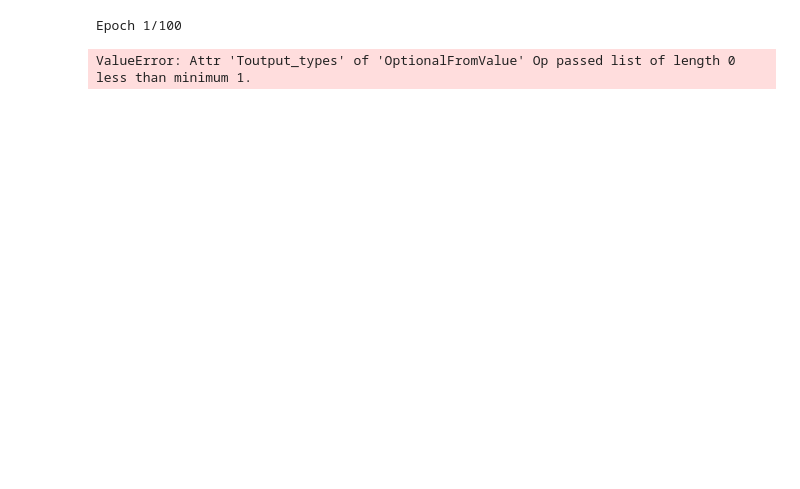
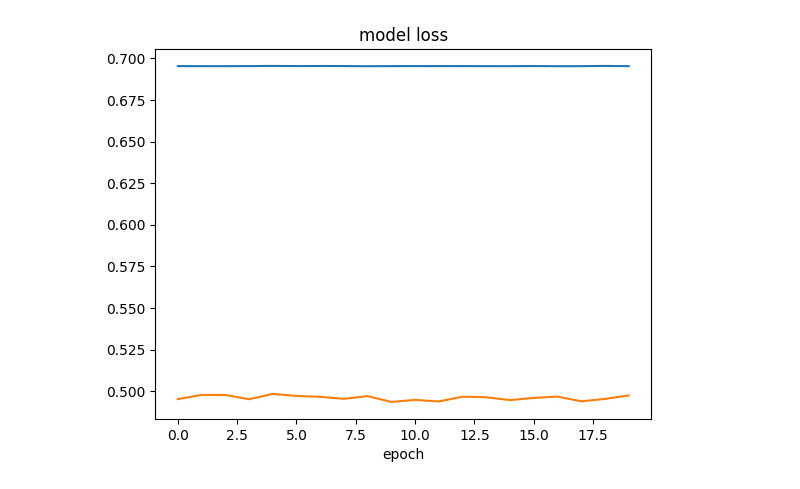
Before and after one commit to ashmeenkhaira/malaria-detection-CNN-model, a Jupyter notebook: malaria_detecction.ipynb, the cells around one changed output. Saved outputs shown, nothing was run; the diff lists cells and outputs as text; code cells hidden in the pictures; blank space fills up the shorter version.

```diff
--- a/malaria_detecction.ipynb
+++ b/malaria_detecction.ipynb
@@ -109,14 +120,18 @@ tf.Tensor(
 # %%
-model = tf.keras.Sequential([InputLayer(input_shape=(IM_SIZE, IM_SIZE, 3)),
-                             Conv2D(filters = 6, kernel_size = 5, strides=1, padding='valid', activation='sigmoid'),
+lenet_model = tf.keras.Sequential([InputLayer(input_shape=(IM_SIZE, IM_SIZE, 3)),
+                             Conv2D(filters = 6, kernel_size = 3, strides=1, padding='valid', activation='relu'),
+                             BatchNormalisation(),
                              MaxPool2D(pool_size = 2,strides=2),
 
-                             Conv2D(filters = 16, kernel_size = 5, strides=1, padding='valid', activation='sigmoid'),
+                             Conv2D(filters = 16, kernel_size = 3, strides=1, padding='valid', activation='relu'),
+                             BatchNormalisation(),
                              MaxPool2D(pool_size = 2,strides=2),
                              Flatten(),
-                             Dense(100, activation='sigmoid'),
-                             Dense(10, activation='sigmoid'),
+                             Dense(100, activation='relu'),
+                             BatchNormalisation(),
+                             Dense(10, activation='relu'),
+                             BatchNormalisation(),
                              Dense(1, activation='sigmoid')
                              ])
-model.summary()
+lenet_model.summary()
 # %% [output]
@@ -145,8 +160,8 @@ Model: "sequential_1"
  Non-trainable params: 0 (0.00 B)
 # %%
-model.compile(optimizer = Adam(learning_rate = 0.1),
-              loss =BinaryCrossentropy(),)
-              #metrics = RootMeanSquareError())
+lenet_model.compile(optimizer = Adam(learning_rate = 0.01),
+              loss =BinaryCrossentropy(),
+              metrics = ['accuracy'])
 # %%
-history = model.fit(train_data, validation_data=val_data, epochs=100, verbose=1)
+history = lenet_model.fit(train_data,validation_data=val_data, epochs=20, verbose=1)
 # %% [output]
@@ -163,5 +185,8 @@ val_data = val_data.batch(BATCH_SIZE)
-# %%
-history = model.fit(train_data, validation_data=val_data, epochs=100, verbose=1)
-# %% [output]
-Epoch 1/100
-ValueError: Attr 'Toutput_types' of 'OptionalFromValue' Op passed list of length 0 less than minimum 1.
+# %%
+plt.plot(history.history['loss'])
+plt.plot(history.history['val_loss'])
+plt.title('model loss')
+plt.xlabel('epoch')
+plt.show()
+# %% [output]
+[figure, added]
```
Also changed, not shown: parts of 13 cells of this notebook.
